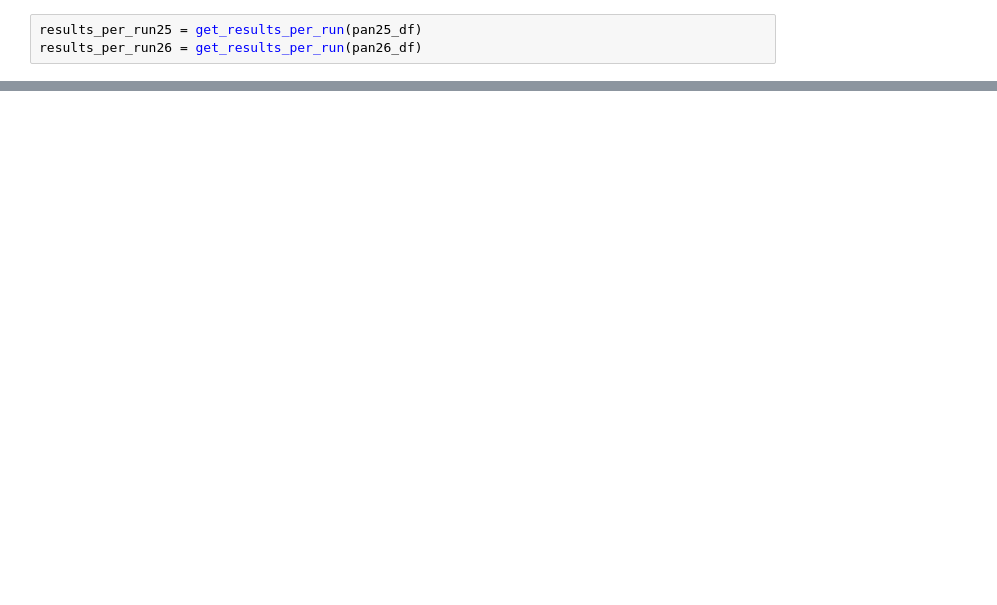
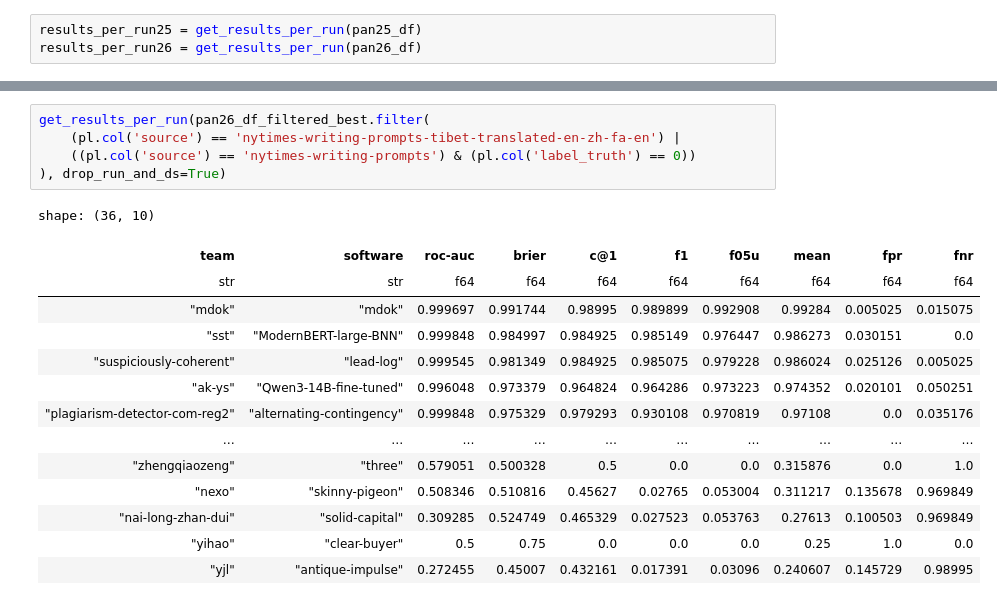
Before and after one commit to pan-webis-de/pan26-generative-ai-authorship-verification, a Jupyter notebook: notebooks/task-eval.ipynb, the cells around one changed output, grey strips where cells are left out. Drawn from its saved outputs; the diff is of its cells as text; blank space fills up the shorter version.

```diff
--- a/notebooks/task-eval.ipynb
+++ b/notebooks/task-eval.ipynb
@@ -221,0 +284,20 @@ shape: (37, 10)
+# %%
+get_results_per_run(pan26_df_filtered_best.filter(
+    (pl.col('source') == 'nytimes-writing-prompts-tibet-translated-en-zh-fa-en') |
+    ((pl.col('source') == 'nytimes-writing-prompts') & (pl.col('label_truth') == 0))
+), drop_run_and_ds=True)
+# %% [output]
+shape: (36, 10)
+| team | software | roc-auc | brier | c@1 | f1 | f05u | mean | fpr | fnr |
+| str | str | f64 | f64 | f64 | f64 | f64 | f64 | f64 | f64 |
+| "mdok" | "mdok" | 0.999697 | 0.991744 | 0.98995 | 0.989899 | 0.992908 | 0.99284 | 0.005025 | 0.015075 |
+| "sst" | "ModernBERT-large-BNN" | 0.999848 | 0.984997 | 0.984925 | 0.985149 | 0.976447 | 0.986273 | 0.030151 | 0.0 |
+| "suspiciously-coherent" | "lead-log" | 0.999545 | 0.981349 | 0.984925 | 0.985075 | 0.979228 | 0.986024 | 0.025126 | 0.005025 |
+| "ak-ys" | "Qwen3-14B-fine-tuned" | 0.996048 | 0.973379 | 0.964824 | 0.964286 | 0.973223 | 0.974352 | 0.020101 | 0.050251 |
+| "plagiarism-detector-com-reg2" | "alternating-contingency" | 0.999848 | 0.975329 | 0.979293 | 0.930108 | 0.970819 | 0.97108 | 0.0 | 0.035176 |
+| … | … | … | … | … | … | … | … | … | … |
+| "zhengqiaozeng" | "three" | 0.579051 | 0.500328 | 0.5 | 0.0 | 0.0 | 0.315876 | 0.0 | 1.0 |
+| "nexo" | "skinny-pigeon" | 0.508346 | 0.510816 | 0.45627 | 0.02765 | 0.053004 | 0.311217 | 0.135678 | 0.969849 |
+| "nai-long-zhan-dui" | "solid-capital" | 0.309285 | 0.524749 | 0.465329 | 0.027523 | 0.053763 | 0.27613 | 0.100503 | 0.969849 |
+| "yihao" | "clear-buyer" | 0.5 | 0.75 | 0.0 | 0.0 | 0.0 | 0.25 | 1.0 | 0.0 |
+| "yjl" | "antique-impulse" | 0.272455 | 0.45007 | 0.432161 | 0.017391 | 0.03096 | 0.240607 | 0.145729 | 0.98995 |
```
Also changed, not shown: parts of 18 cells of this notebook.
